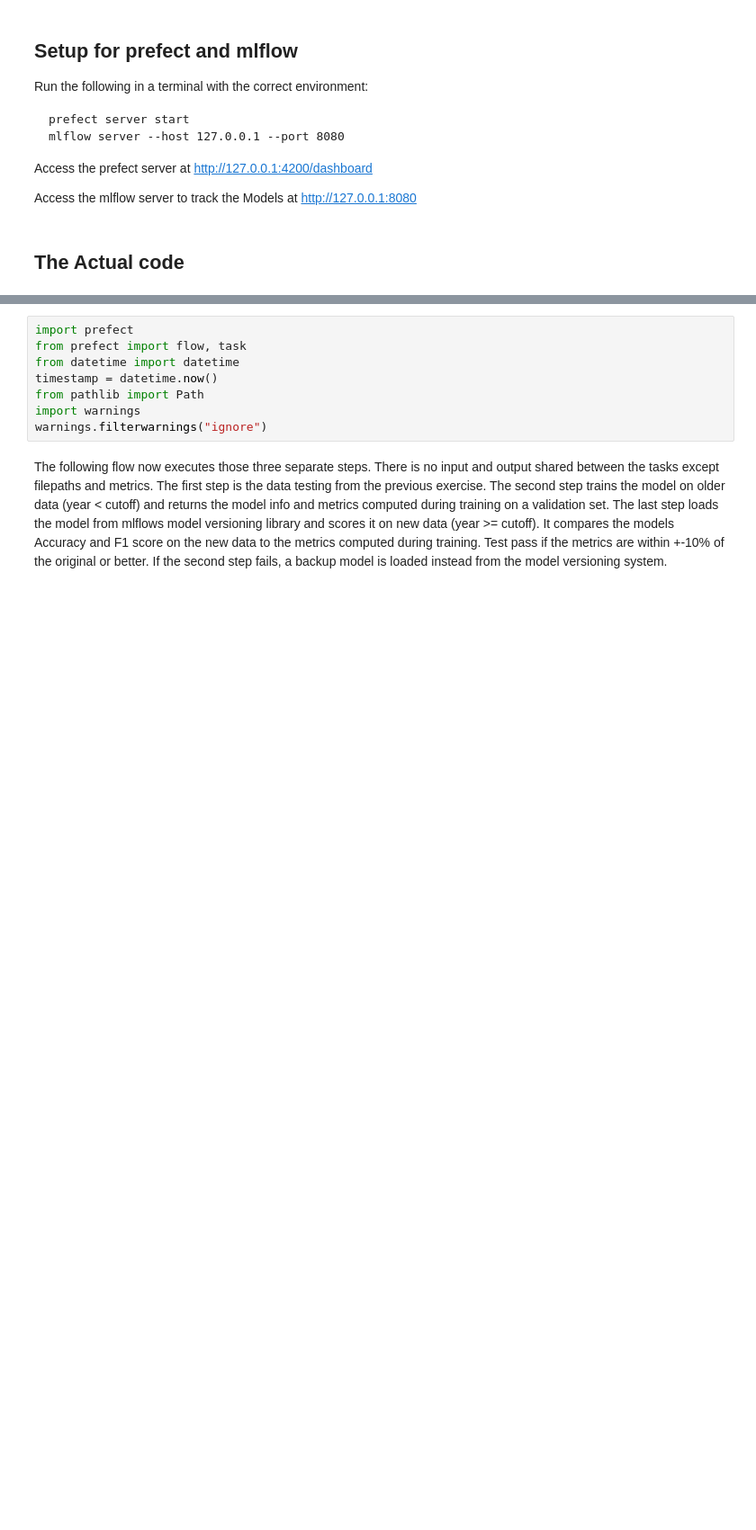
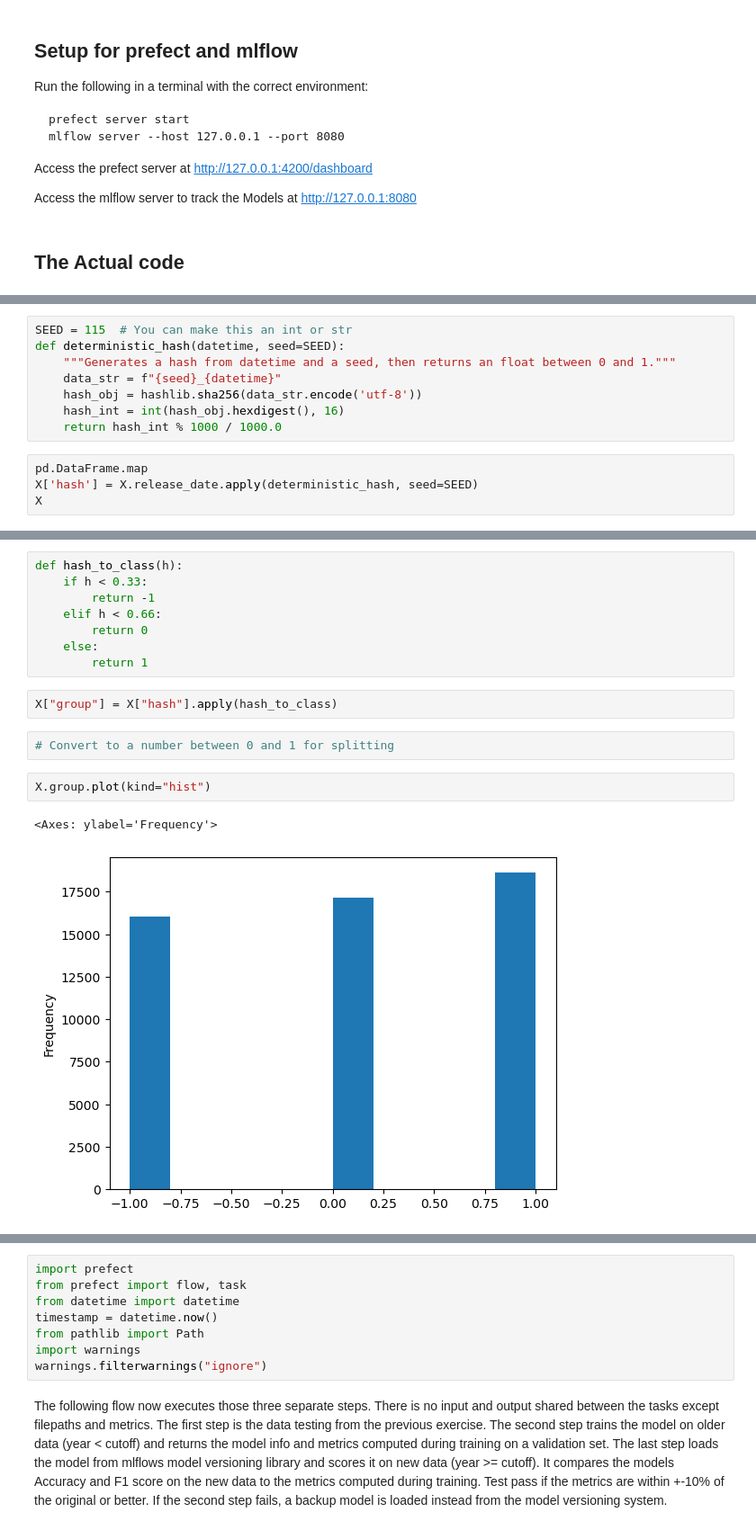
Before and after one commit to ThomasK1086/MLOps, a Jupyter notebook: main.ipynb, the cells around one changed output, grey strips where cells are left out. Shown at 90% size. Saved outputs shown, nothing was run; the diff lists cells and outputs as text; blank space fills up the shorter version.

```diff
--- a/main.ipynb
+++ b/main.ipynb
@@ -18,0 +79,12 @@ http://127.0.0.1:8080
+# %%
+SEED = 115  # You can make this an int or str
+def deterministic_hash(datetime, seed=SEED):
+    """Generates a hash from datetime and a seed, then returns an float between 0 and 1."""
+    data_str = f"{seed}_{datetime}"
+    hash_obj = hashlib.sha256(data_str.encode('utf-8'))
+    hash_int = int(hash_obj.hexdigest(), 16)
+    return hash_int % 1000 / 1000.0
+# %%
+pd.DataFrame.map
+X['hash'] = X.release_date.apply(deterministic_hash, seed=SEED)
+X
@@ -18,0 +105,17 @@ http://127.0.0.1:8080
+# %%
+def hash_to_class(h):
+    if h < 0.33:
+        return -1
+    elif h < 0.66:
+        return 0
+    else:
+        return 1
+# %%
+X["group"] = X["hash"].apply(hash_to_class)
+# %%
+# Convert to a number between 0 and 1 for splitting
+# %%
+X.group.plot(kind="hist")
+# %% [output]
+<Axes: ylabel='Frequency'>
+[figure, added]
```
Also changed, not shown: parts of 18 cells of this notebook, 11 other files.
